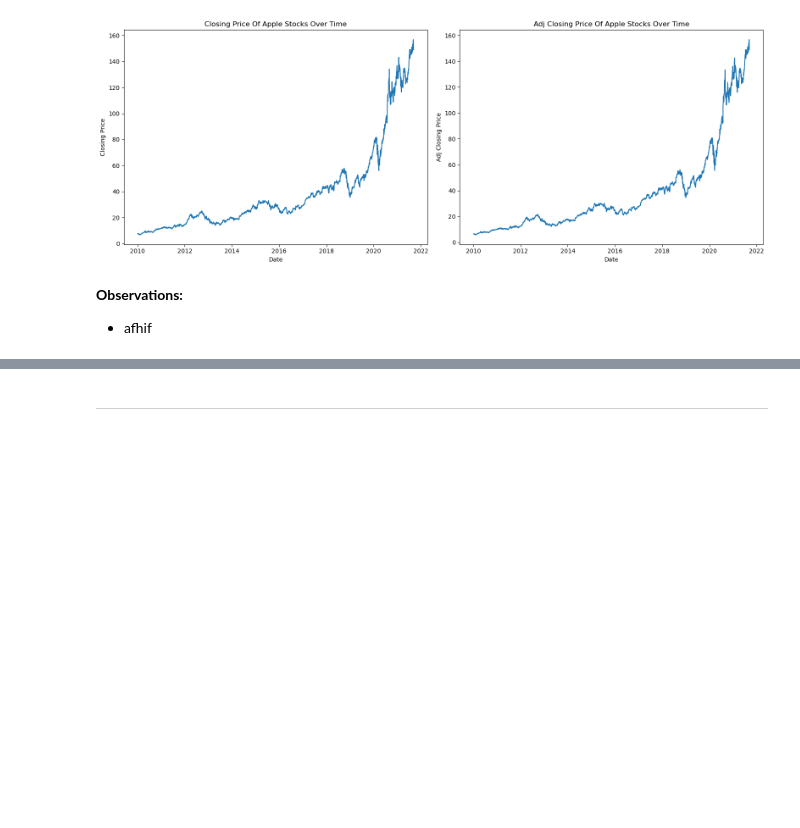
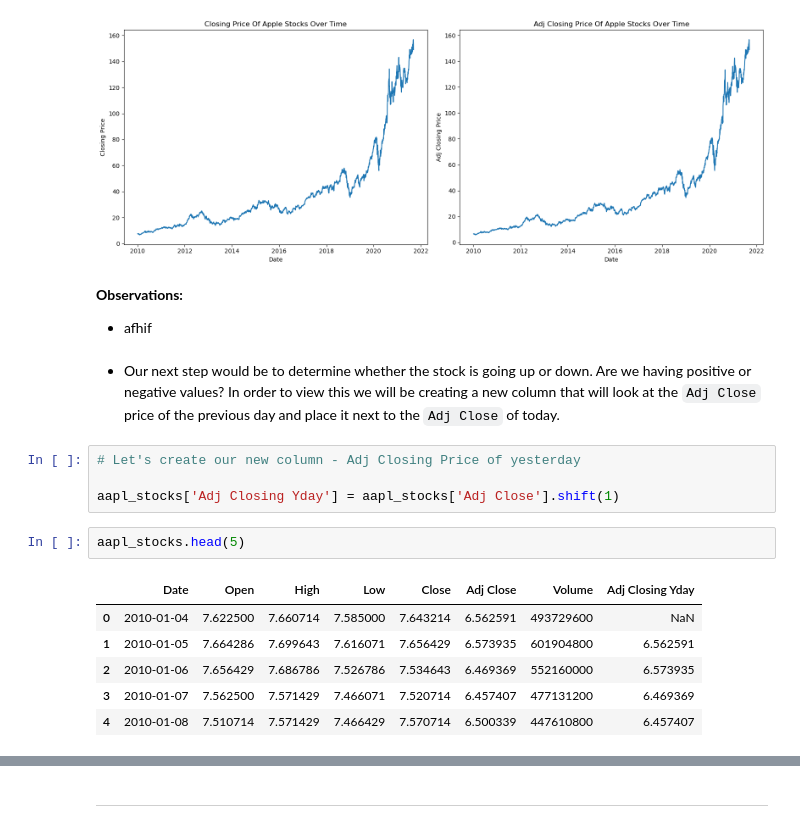
Before and after one commit to renishk2/nasdaq_100_stock_movement_predictor, a Jupyter notebook: Notebooks/EDA-1.ipynb, the cells around one changed output, grey strips where cells are left out. Saved outputs shown, nothing was run; the diff lists cells and outputs as text; blank space fills up the shorter version.

```diff
--- a/Notebooks/EDA.ipynb
+++ b/Notebooks/EDA-1.ipynb
@@ -562,3 +562,18 @@ plt.show()
 # %% [markdown]
 **Observations:**
 - afhif
+# %% [markdown]
+- Our next step would be to determine whether the stock is going up or down. Are we having positive or negative values? In order to view this we will be creating a new column that will look at the `Adj Close` price of the previous day and place it next to the `Adj Close` of today.
+# %%
+# Let's create our new column - Adj Closing Price of yesterday
+
+aapl_stocks['Adj Closing Yday'] = aapl_stocks['Adj Close'].shift(1)
+# %%
+aapl_stocks.head(5)
+# %% [output]
+|  | Date | Open | High | Low | Close | Adj Close | Volume | Adj Closing Yday |
+| 0 | 2010-01-04 | 7.622500 | 7.660714 | 7.585000 | 7.643214 | 6.562591 | 493729600 | NaN |
+| 1 | 2010-01-05 | 7.664286 | 7.699643 | 7.616071 | 7.656429 | 6.573935 | 601904800 | 6.562591 |
+| 2 | 2010-01-06 | 7.656429 | 7.686786 | 7.526786 | 7.534643 | 6.469369 | 552160000 | 6.573935 |
+| 3 | 2010-01-07 | 7.562500 | 7.571429 | 7.466071 | 7.520714 | 6.457407 | 477131200 | 6.469369 |
+| 4 | 2010-01-08 | 7.510714 | 7.571429 | 7.466429 | 7.570714 | 6.500339 | 447610800 | 6.457407 |
```
Also changed, not shown: parts of 22 cells of this notebook, 3 other files.
